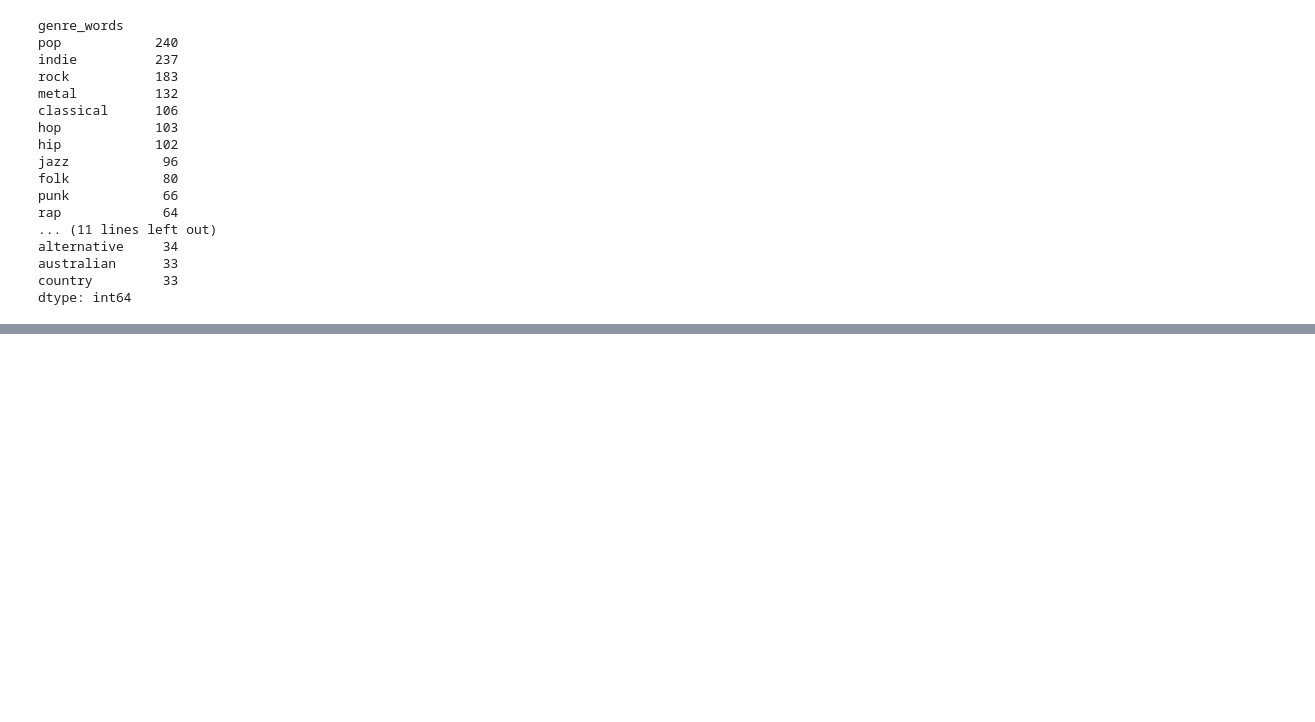
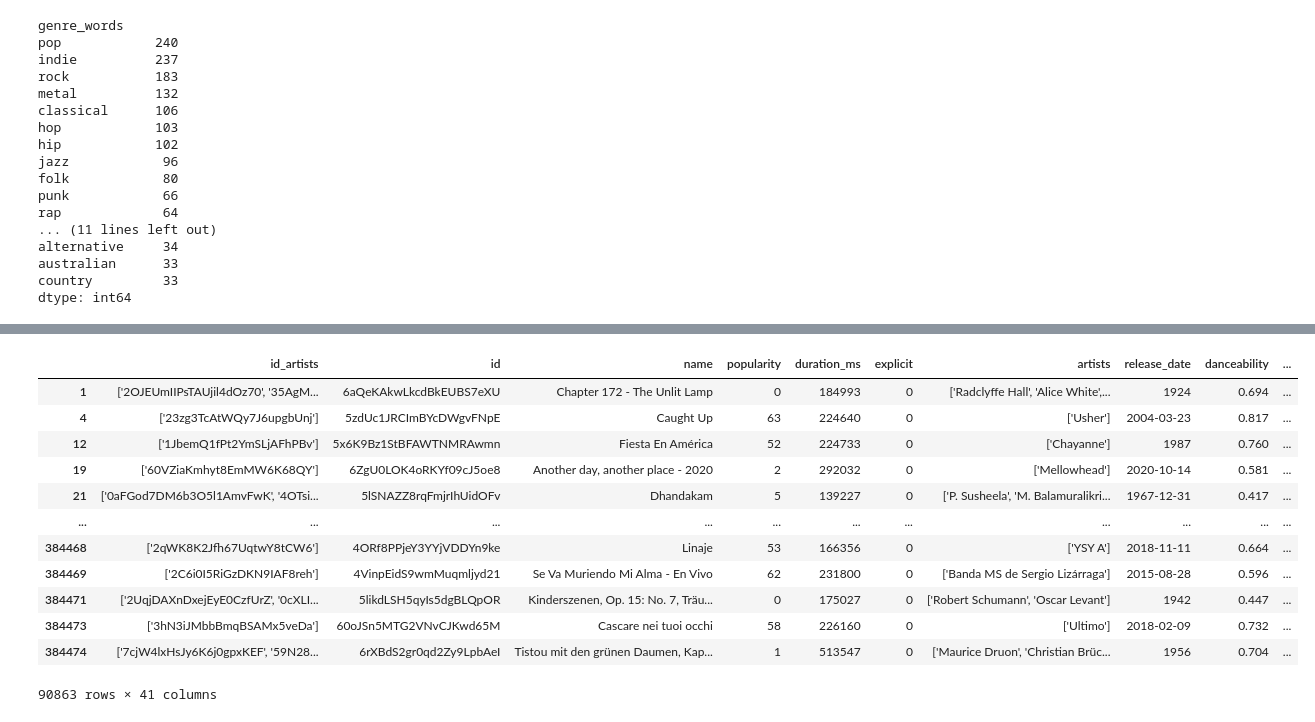
Before and after one commit to sabrinawjo/Music_ML, a Jupyter notebook: Jake/Jake_working.ipynb, the cells around one changed output, grey strips where cells are left out. Cells and saved outputs as stored; diff of their text form; code cells hidden in the pictures; blank space fills up the shorter version.

```diff
--- a/Jake/Jake_working.ipynb
+++ b/Jake/Jake_working.ipynb
@@ -482,0 +546,17 @@ azure_fifteen_nineteen.to_csv("azure_20Clusters_15thru19.csv", index = False)
+# %%
+parquet_read_test = pd.read_parquet('azure_one_four_p')
+parquet_read_test
+# %% [output]
+|  | id_artists | id | name | popularity | duration_ms | explicit | artists | release_date | danceability | ... |
+| 1 | ['2OJEUmIIPsTAUjil4dOz70', '35AgM... | 6aQeKAkwLkcdBkEUBS7eXU | Chapter 172 - The Unlit Lamp | 0 | 184993 | 0 | ['Radclyffe Hall', 'Alice White',... | 1924 | 0.694 | ... |
+| 4 | ['23zg3TcAtWQy7J6upgbUnj'] | 5zdUc1JRCImBYcDWgvFNpE | Caught Up | 63 | 224640 | 0 | ['Usher'] | 2004-03-23 | 0.817 | ... |
+| 12 | ['1JbemQ1fPt2YmSLjAFhPBv'] | 5x6K9Bz1StBFAWTNMRAwmn | Fiesta En América | 52 | 224733 | 0 | ['Chayanne'] | 1987 | 0.760 | ... |
+| 19 | ['60VZiaKmhyt8EmMW6K68QY'] | 6ZgU0LOK4oRKYf09cJ5oe8 | Another day, another place - 2020 | 2 | 292032 | 0 | ['Mellowhead'] | 2020-10-14 | 0.581 | ... |
+| 21 | ['0aFGod7DM6b3O5l1AmvFwK', '4OTsi... | 5lSNAZZ8rqFmjrIhUidOFv | Dhandakam | 5 | 139227 | 0 | ['P. Susheela', 'M. Balamuralikri... | 1967-12-31 | 0.417 | ... |
+| ... | ... | ... | ... | ... | ... | ... | ... | ... | ... | ... |
+| 384468 | ['2qWK8K2Jfh67UqtwY8tCW6'] | 4ORf8PPjeY3YYjVDDYn9ke | Linaje | 53 | 166356 | 0 | ['YSY A'] | 2018-11-11 | 0.664 | ... |
+| 384469 | ['2C6i0I5RiGzDKN9IAF8reh'] | 4VinpEidS9wmMuqmljyd21 | Se Va Muriendo Mi Alma - En Vivo | 62 | 231800 | 0 | ['Banda MS de Sergio Lizárraga'] | 2015-08-28 | 0.596 | ... |
+| 384471 | ['2UqjDAXnDxejEyE0CzfUrZ', '0cXLI... | 5likdLSH5qyIs5dgBLQpOR | Kinderszenen, Op. 15: No. 7, Träu... | 0 | 175027 | 0 | ['Robert Schumann', 'Oscar Levant'] | 1942 | 0.447 | ... |
+| 384473 | ['3hN3iJMbbBmqBSAMx5veDa'] | 60oJSn5MTG2VNvCJKwd65M | Cascare nei tuoi occhi | 58 | 226160 | 0 | ['Ultimo'] | 2018-02-09 | 0.732 | ... |
+| 384474 | ['7cjW4lxHsJy6K6j0gpxKEF', '59N28... | 6rXBdS2gr0qd2Zy9LpbAeI | Tistou mit den grünen Daumen, Kap... | 1 | 513547 | 0 | ['Maurice Druon', 'Christian Brüc... | 1956 | 0.704 | ... |
+90863 rows × 41 columns
```
Also changed, not shown: parts of 25 cells of this notebook, 2 other files.
